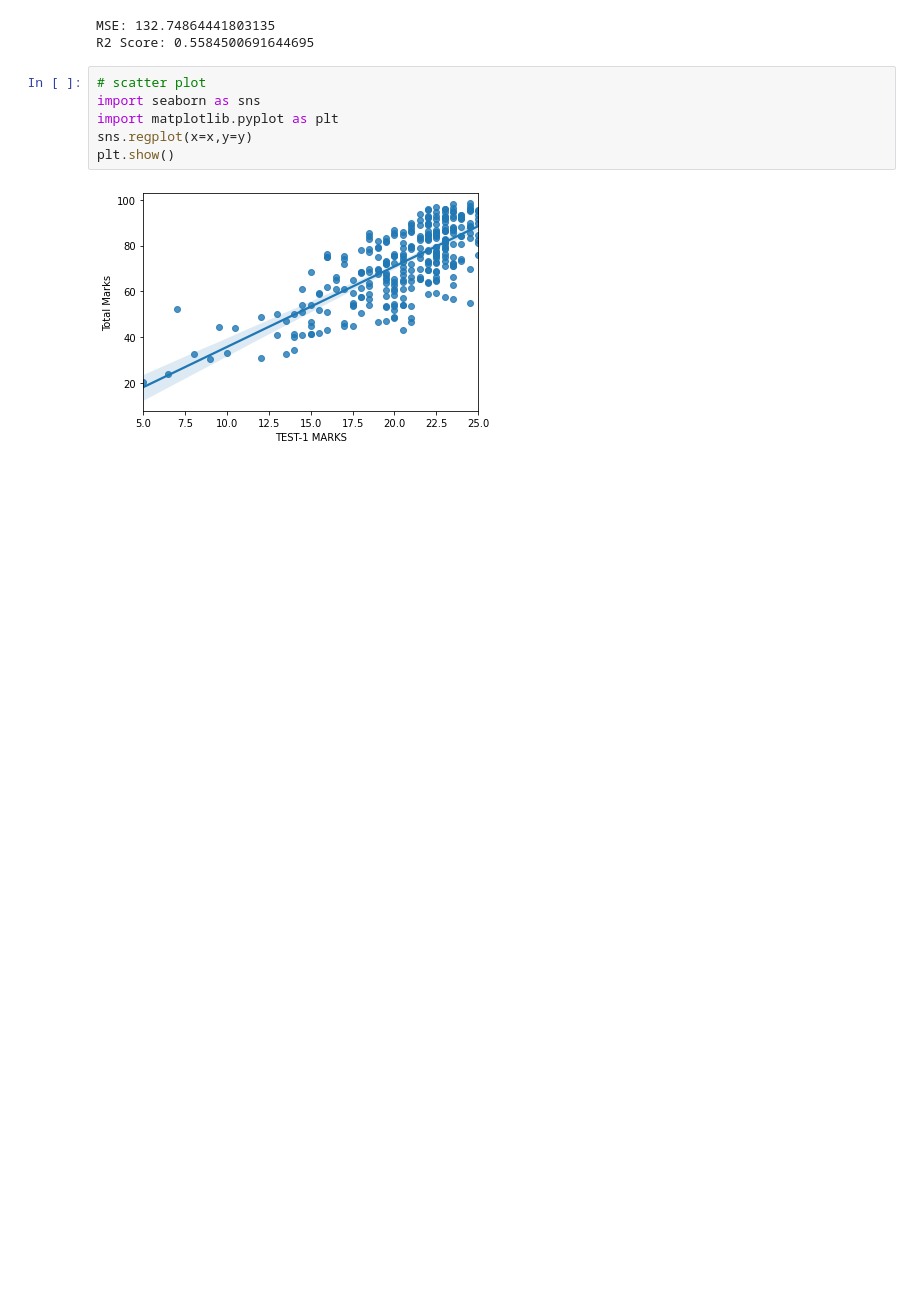
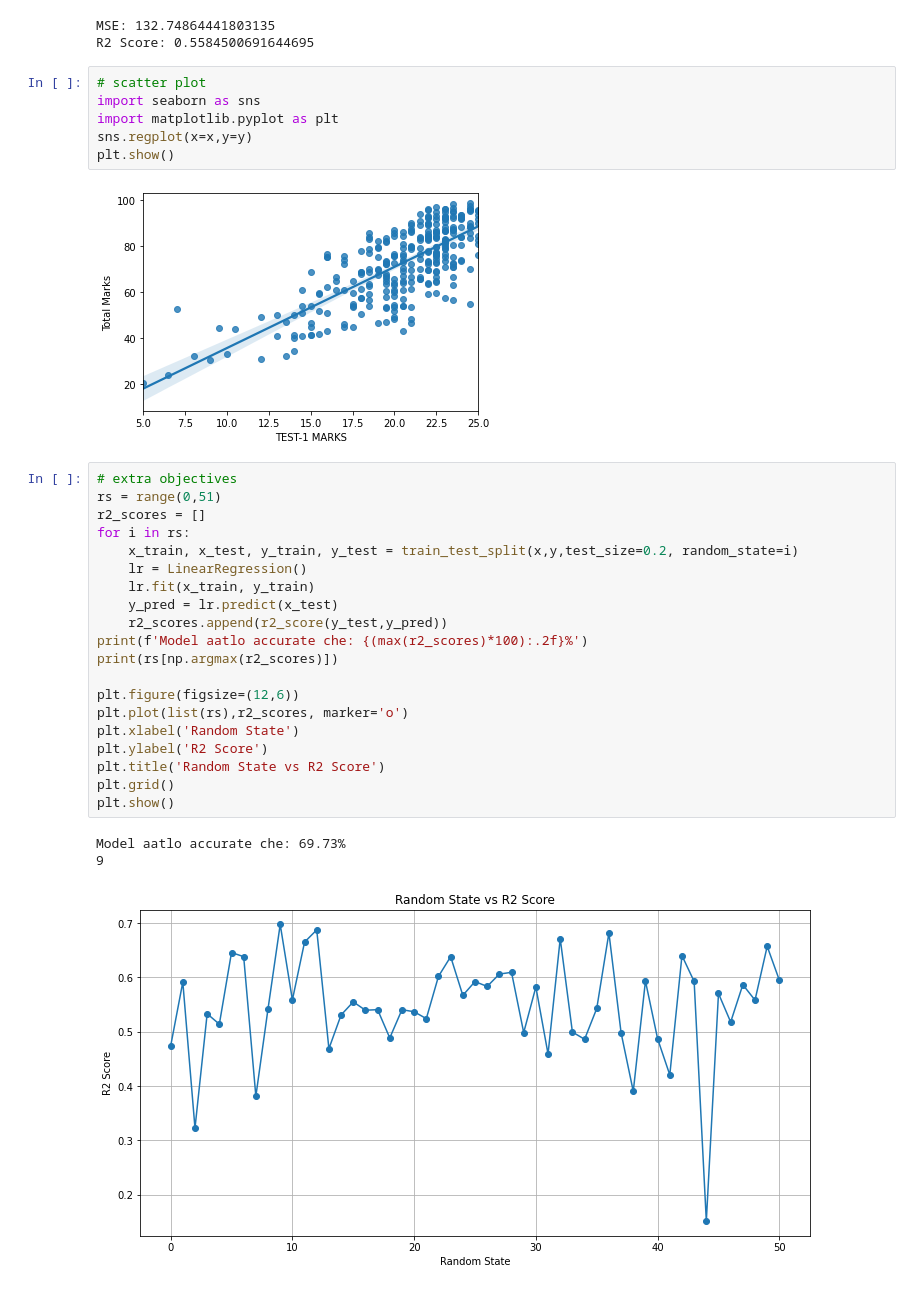
Before and after one commit to themeetshah/FCSP-II, a Jupyter notebook: T2/ML_Simple_LR_Task.ipynb, the cells around one changed output. Cells and saved outputs as stored; diff of their text form; blank space fills up the shorter version.

```diff
--- a/T2/ML_Simple_LR_Task.ipynb
+++ b/T2/ML_Simple_LR_Task.ipynb
@@ -115,3 +113,27 @@ sns.regplot(x=x,y=y)
 plt.show()
 # %% [output]
 [figure]
+# %%
+# extra objectives
+rs = range(0,51)
+r2_scores = []
+for i in rs:
+    x_train, x_test, y_train, y_test = train_test_split(x,y,test_size=0.2, random_state=i)
+    lr = LinearRegression()
+    lr.fit(x_train, y_train)
+    y_pred = lr.predict(x_test)
+    r2_scores.append(r2_score(y_test,y_pred))
+print(f'Model aatlo accurate che: {(max(r2_scores)*100):.2f}%')
+print(rs[np.argmax(r2_scores)])
+
+plt.figure(figsize=(12,6))
+plt.plot(list(rs),r2_scores, marker='o')
+plt.xlabel('Random State')
+plt.ylabel('R2 Score')
+plt.title('Random State vs R2 Score')
+plt.grid()
+plt.show()
+# %% [output]
+Model aatlo accurate che: 69.73%
+9
+[figure, added]
```
Also changed, not shown: parts of 2 cells of this notebook, 2 other files.
